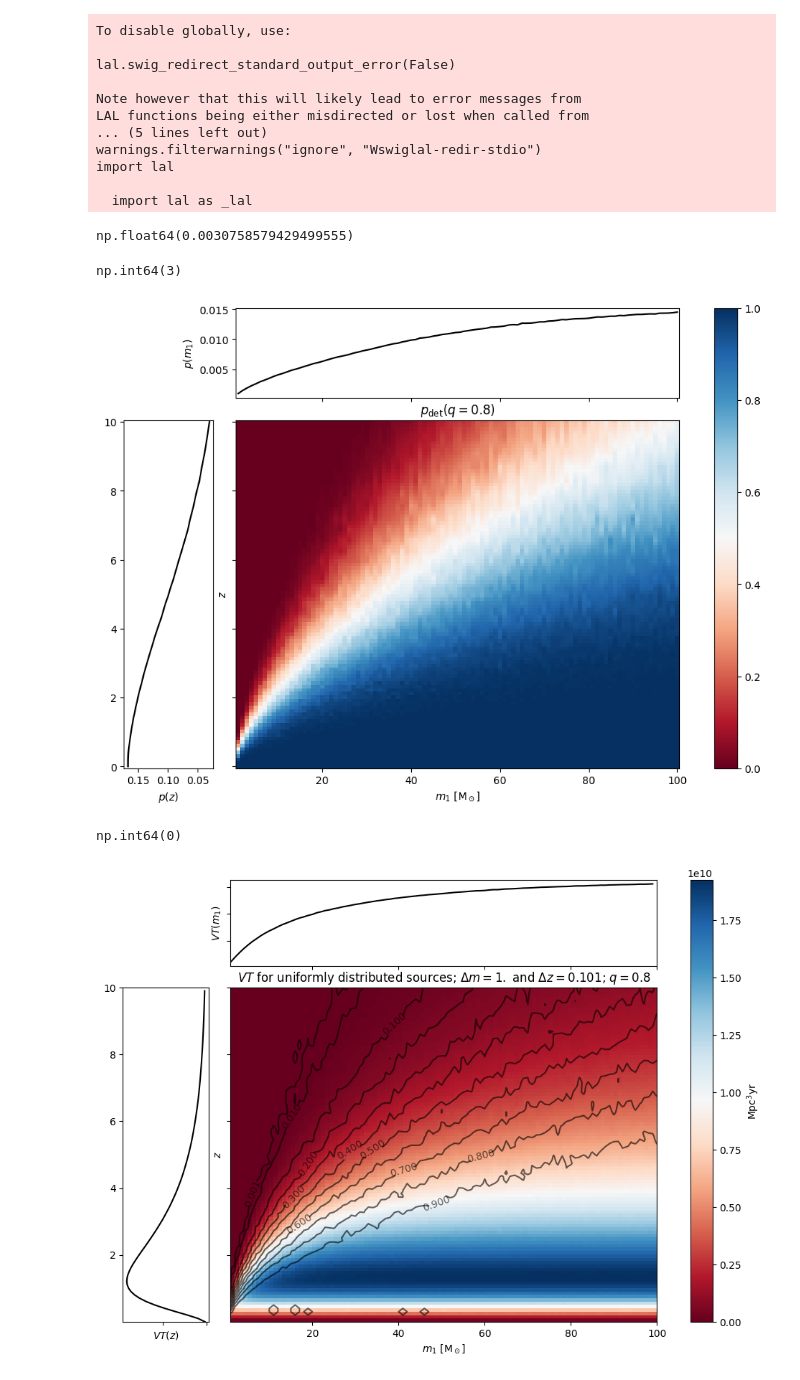
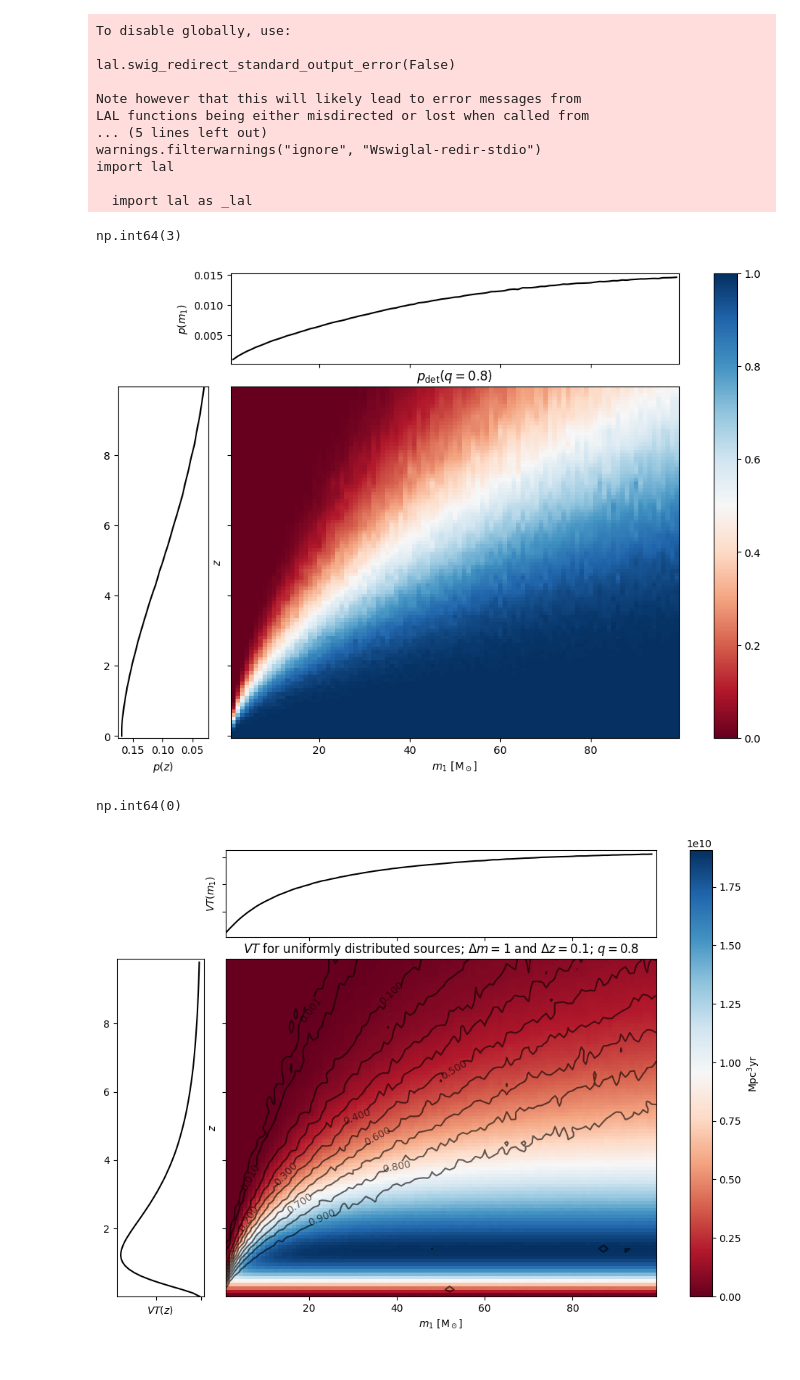
Before and after one commit to F3Solid/master_thesis, a Jupyter notebook: p_det_q.ipynb, the cells around one changed output. Drawn from its saved outputs; the diff is of its cells as text; code cells hidden in the pictures.

```diff
--- a/p_det_q.ipynb
+++ b/p_det_q.ipynb
@@ -31,11 +31,11 @@ import lal
 # m2 = m1 * q
 # z = np.linspace(z_min, z_max, z_len)
 
-m1_min, m1_max, m1_len = 1, 100, 100
+m1_min, m1_max, m1_w = 1, 100, 1
 q = 0.8
-z_min, z_max, z_len = 1e-4, 10, 100
-m1 = np.linspace(m1_min, m1_max, m1_len)
+z_min, z_max, z_w = 1e-4, 10, 0.1
+m1 = np.arange(m1_min, m1_max, m1_w)
 m2 = m1 * q
-z = np.linspace(z_min, z_max, z_len)
+z = np.arange(z_min, z_max, z_w)
 # %%
 # p = gwdet.detectability()
@@ -55,13 +41,0 @@ z = np.linspace(z_min, z_max, z_len)
-# %%
-with open('data/ET_ASD_file.txt', 'r') as file:
-    lines = file.readlines()
-
-f = np.zeros(len(lines))
-for i, line in enumerate(lines):
-    f[i] = float(line.split(' ')[0])
-
-delta_f = f[1:] - f[:-1]
-# %%
-np.min(delta_f)
-# %% [output]
-np.float64(0.0030758579429499555)
@@ -71,8 +42,8 @@ np.float64(0.0030758579429499555)
 # %%
-p_det = np.zeros((z_len, m1_len))
+p_det = np.zeros((len(z), len(m1)))
 
 for i, _z in enumerate(z):
-    p_det[i] = p(m1, m2, np.zeros(m1_len) + _z)
+    p_det[i] = p(m1, m2, np.zeros(len(m1)) + _z)
 # %%
 np.sum(p_det < 0)
 # %% [output]
@@ -108,7 +79,7 @@ ax_z.plot(np.sum(p_det, axis=1) / np.trapezoid(np.sum(p_det, axis=1), z), z, col
 
 plt.show()
 # %% [output]
-[figure, old version]
+[figure, new version]
 # %%
 if __name__ == '__main__':
     VT = VT_pop_uniform_q(1, z, m1, q)
@@ -127,37 +98,37 @@ ax_z = divider.append_axes('left', 1.2, pad=0.3, sharey=ax)
 ax.tick_params(labelleft=False)
 ax_m.tick_params(labelbottom=False, labelleft=False)
 ax_z.tick_params(labelbottom=False)
 
-ax.set_title(r'$VT$ for uniformly distributed sources; $\Delta m = {0}$ and $\Delta z = {1}$; $q = {2}$'.format(np.format_float_positional((m1_max - m1_min) / (m1_len - 1), 3),
-                                                                                                                np.format_float_positional((z_max - z_min) / (z_len - 1), 3),
-                                                                                                                np.format_float_positional(q, 3)))
+ax.set_title(r'$VT$ for uniformly distributed sources; $\Delta m = {0}$ and $\Delta z = {1}$; $q = {2}$'.format(m1_w,
+                                                                                                                z_w,
+                                                                                                                q))
 ax.set_xlabel(r'$m_1\ [\text{M}_\odot$]')
 ax.set_ylabel(r'$z$')
 
 # VT heatmap
 cmap = plt.colormaps['RdBu']
 im = ax.pcolormesh(m1, z, VT, cmap=cmap, norm=mpl.colors.Normalize(vmin=np.min(VT), vmax=np.max(VT)))
 
 # pdet contour levels
 levels = [1e-3, 1e-2, 0.1, 0.2, 0.3, 0.4, 0.5, 0.6, 0.7, 0.8, 0.9, 1]
 cf = ax.contour(m1, z, p_det, levels=levels, colors='black', alpha=0.6)
 ax.clabel(cf)
 
 cbar = fig.colorbar(im, ax=ax, label=r'$\text{Mpc}^3 \text{yr}$')
 
 ax_m.set_ylabel(r'$VT(m_1)$')
 
 ax_m.plot(m1[:-1], np.sum(VT, axis=0), color='black')
 
 ax_z.set_xlabel(r'$VT(z)$')
 
 ax_z.xaxis.set_inverted(True)
 
 ax_z.plot(np.sum(VT, axis=1), z[:-1], color='black')
 
 plt.show()
 # %% [output]
-[figure, old version]
+[figure, new version]
 # %%
 # # Define the target bin using its relative position in the grid
 # rx, ry = 0.5, 0.3
```
Also changed, not shown: parts of 3 cells of this notebook, 3 other files.
